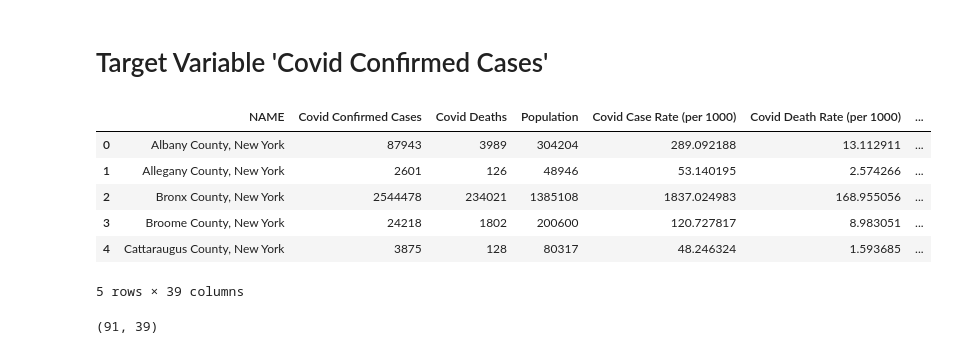
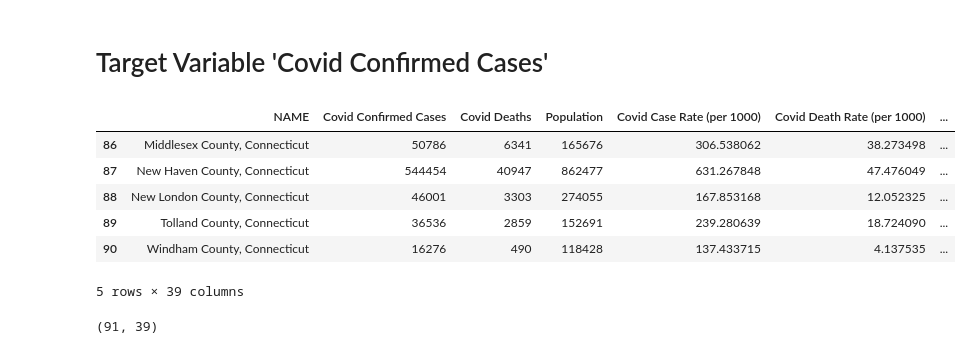
Before and after one commit to monikasivilli/Capstone-Project, a Jupyter notebook: LinReg.ipynb, the cells around one changed output. Cells and saved outputs as stored; diff of their text form; code cells hidden in the pictures.

```diff
--- a/LinReg.ipynb
+++ b/LinReg.ipynb
@@ -26,14 +26,14 @@ from scipy  import stats
 # Target Variable 'Covid Confirmed Cases'
 # %%
 data = pd.read_csv('tristate_final_data.csv')  # load data set
-data.head()
+data.tail()
 # %% [output]
 |  | NAME | Covid Confirmed Cases | Covid Deaths | Population | Covid Case Rate (per 1000) | Covid Death Rate (per 1000) | ... |
-| 0 | Albany County, New York | 87943 | 3989 | 304204 | 289.092188 | 13.112911 | ... |
-| 1 | Allegany County, New York | 2601 | 126 | 48946 | 53.140195 | 2.574266 | ... |
-| 2 | Bronx County, New York | 2544478 | 234021 | 1385108 | 1837.024983 | 168.955056 | ... |
-| 3 | Broome County, New York | 24218 | 1802 | 200600 | 120.727817 | 8.983051 | ... |
-| 4 | Cattaraugus County, New York | 3875 | 128 | 80317 | 48.246324 | 1.593685 | ... |
+| 86 | Middlesex County, Connecticut | 50786 | 6341 | 165676 | 306.538062 | 38.273498 | ... |
+| 87 | New Haven County, Connecticut | 544454 | 40947 | 862477 | 631.267848 | 47.476049 | ... |
+| 88 | New London County, Connecticut | 46001 | 3303 | 274055 | 167.853168 | 12.052325 | ... |
+| 89 | Tolland County, Connecticut | 36536 | 2859 | 152691 | 239.280639 | 18.724090 | ... |
+| 90 | Windham County, Connecticut | 16276 | 490 | 118428 | 137.433715 | 4.137535 | ... |
 5 rows × 39 columns
 # %%
 data.shape
```
Also changed, not shown: parts of 3 cells of this notebook.
